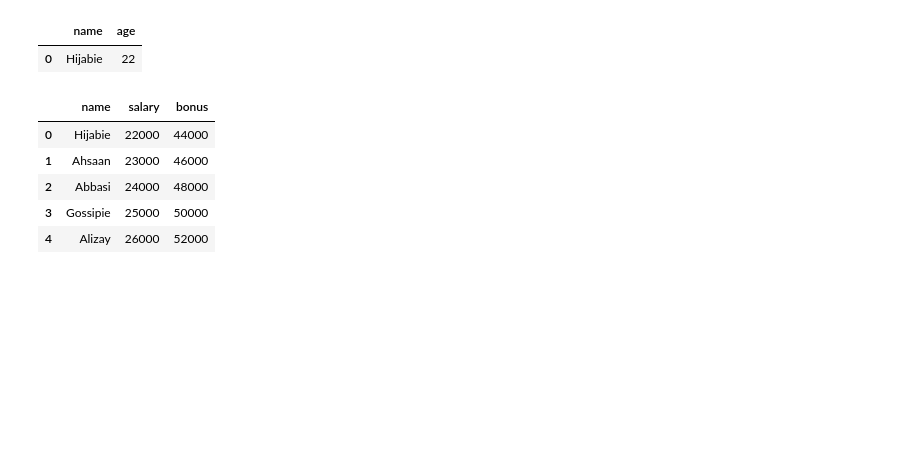
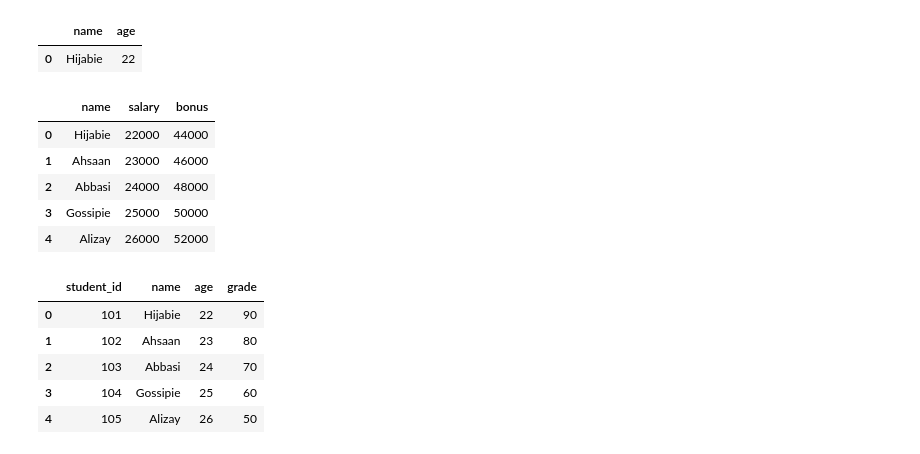
Before and after one commit to MuhammadAhsaanAbbasi/python_PracticeSession, a Jupyter notebook: class12/class12.ipynb, the cells around one changed output. Saved outputs shown, nothing was run; the diff lists cells and outputs as text; code cells hidden in the pictures; blank space fills up the shorter version.

Commit message:
Pandas

```diff
--- a/class12/class12.ipynb
+++ b/class12/class12.ipynb
@@ -550,3 +550,40 @@ createBonusColumn(employees)
 | 2 | Abbasi | 24000 | 48000 |
 | 3 | Gossipie | 25000 | 50000 |
 | 4 | Alizay | 26000 | 52000 |
+# %%
+# DataFrame students
+# +-------------+--------+
+# | Column Name | Type   |
+# +-------------+--------+
+# | student_id  | int    |
+# | name        | object |
+# | age         | int    |
+# | grade       | float  |
+# +-------------+--------+
+# Write a solution to correct the errors:
+
+# The grade column is stored as floats, convert it to integers.
+
+# The result format is in the following example.
+import pandas as pd
+
+def changeDatatype(students: pd.DataFrame) -> pd.DataFrame:
+    student: pd.DataFrame = pd.DataFrame(students, columns=["student_id", "name", "age", "grade"])
+    student["grade"] = student["grade"].astype(int)
+    return student
+
+students: pd.DataFrame = pd.DataFrame({
+    "student_id": [101, 102, 103, 104, 105],
+    "name": ["Hijabie", "Ahsaan", "Abbasi", "Gossipie", "Alizay"],
+    "age": [22, 23, 24, 25, 26],
+    "grade": [90.0, 80.0, 70.0, 60.0, 50.0],
+})
+
+changeDatatype(students)
+# %% [output]
+|  | student_id | name | age | grade |
+| 0 | 101 | Hijabie | 22 | 90 |
+| 1 | 102 | Ahsaan | 23 | 80 |
+| 2 | 103 | Abbasi | 24 | 70 |
+| 3 | 104 | Gossipie | 25 | 60 |
+| 4 | 105 | Alizay | 26 | 50 |
```
